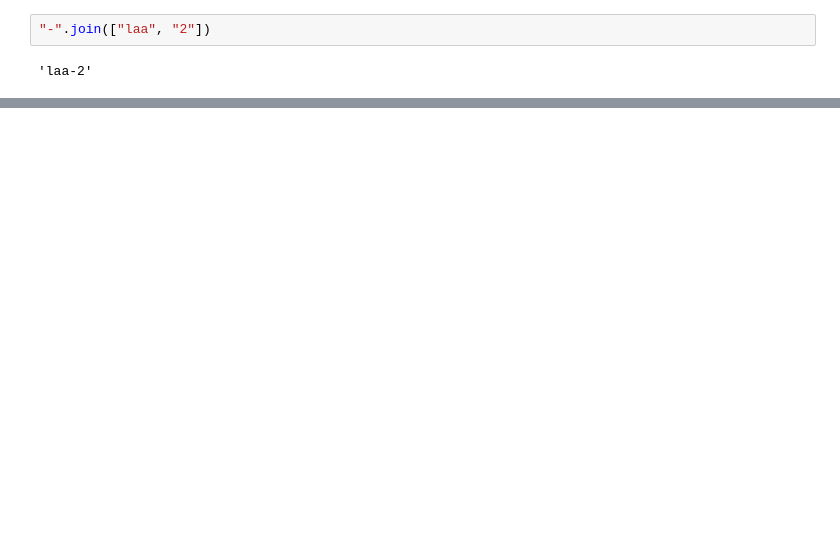
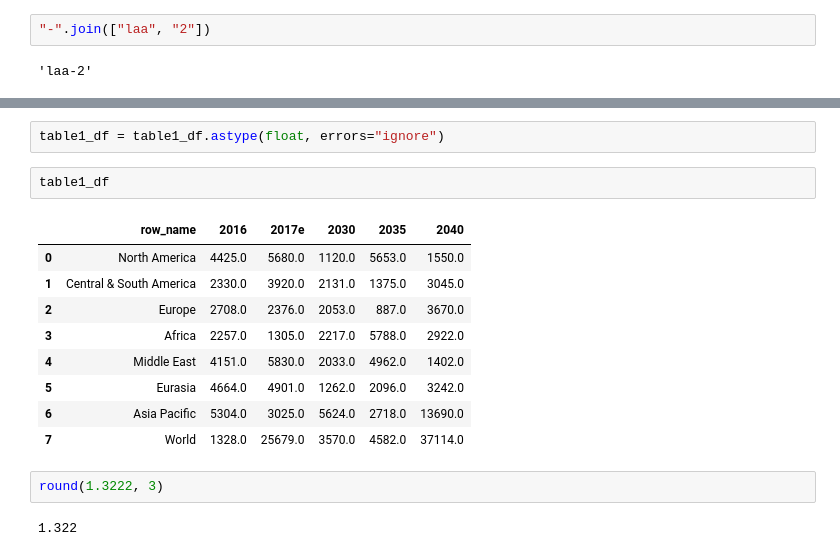
Before and after one commit to geokaragiannis/statchecker, a Jupyter notebook: src/demo_query_generation.ipynb, the cells around one changed output, grey strips where cells are left out. Saved outputs shown, nothing was run; the diff lists cells and outputs as text; blank space fills up the shorter version.

```diff
--- a/src/demo_query_generation.ipynb
+++ b/src/demo_query_generation.ipynb
@@ -379,0 +408,18 @@ ps.sqldf(sum_q)
+# %%
+table1_df = table1_df.astype(float, errors="ignore")
+# %%
+table1_df
+# %% [output]
+|  | row_name | 2016 | 2017e | 2030 | 2035 | 2040 |
+| 0 | North America | 4425.0 | 5680.0 | 1120.0 | 5653.0 | 1550.0 |
+| 1 | Central & South America | 2330.0 | 3920.0 | 2131.0 | 1375.0 | 3045.0 |
+| 2 | Europe | 2708.0 | 2376.0 | 2053.0 | 887.0 | 3670.0 |
+| 3 | Africa | 2257.0 | 1305.0 | 2217.0 | 5788.0 | 2922.0 |
+| 4 | Middle East | 4151.0 | 5830.0 | 2033.0 | 4962.0 | 1402.0 |
+| 5 | Eurasia | 4664.0 | 4901.0 | 1262.0 | 2096.0 | 3242.0 |
+| 6 | Asia Pacific | 5304.0 | 3025.0 | 5624.0 | 2718.0 | 13690.0 |
+| 7 | World | 1328.0 | 25679.0 | 3570.0 | 4582.0 | 37114.0 |
+# %%
+round(1.3222, 3)
+# %% [output]
+1.322
```
Also changed, not shown: parts of 9 cells of this notebook, 1 other file.
